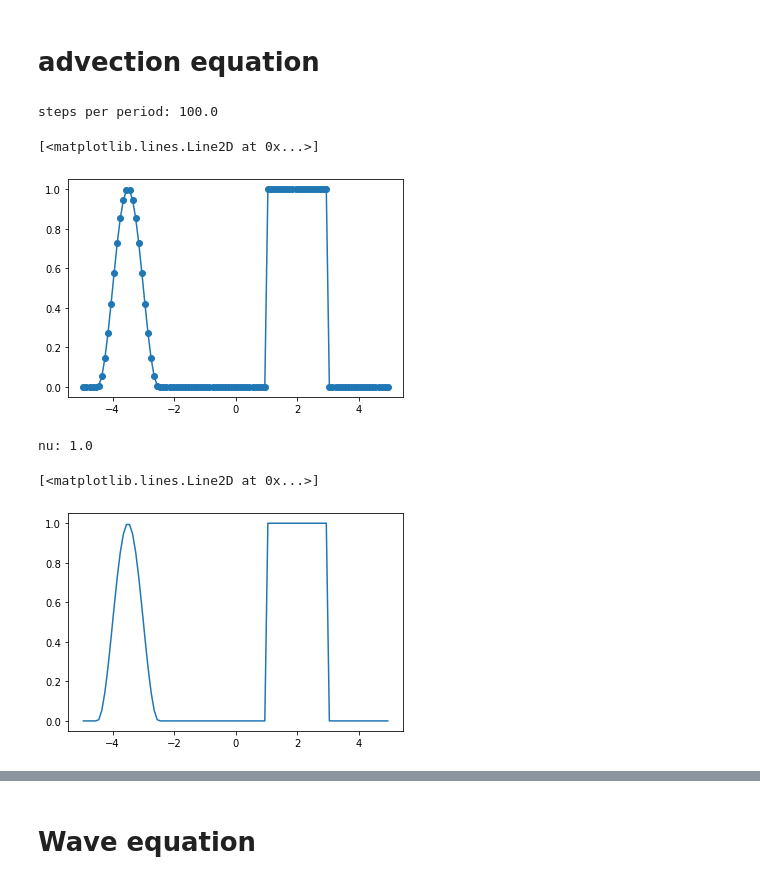
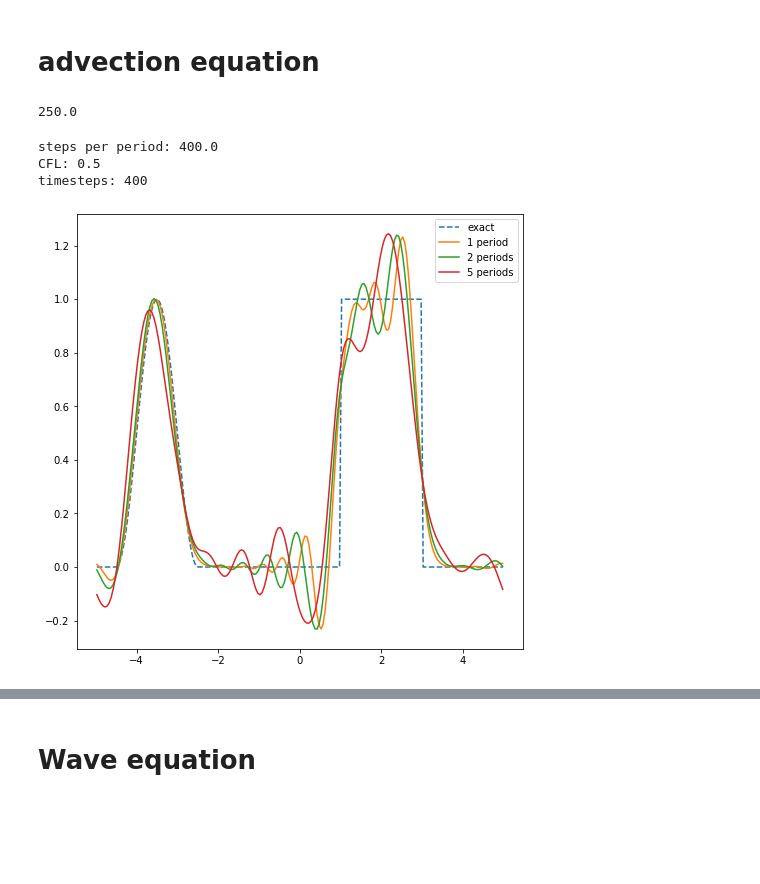
Before and after one commit to ltyap/ANM-take-home-exam, a Jupyter notebook: anm.ipynb, the cells around one changed output, grey strips where cells are left out. Drawn from its saved outputs; the diff is of its cells as text; code cells hidden in the pictures; blank space fills up the shorter version.

```diff
--- a/anm.ipynb
+++ b/anm.ipynb
@@ -91,39 +91,51 @@ def step_left(QQ, nu, phi=LaxWendroff):
 # %% [markdown]
 # advection equation
 # %%
-x_left = -5
-x_right = 5
+def get_solutions_advection(dx=0.1, dt=0.04, n_periods=5, method=LaxWendroff):
+    x_left = -5
+    x_right = 5
 
-u = 1
-N = 100
-dt = 0.1
-dx = (x_right - x_left) / N
-nu = u * dt / dx
+    u = 1
+    N = int((x_right - x_left) / dx + 0.5)
+    dx = (x_right - x_left) / N
+    nu = u * dt / dx
 
-steps_per_period = (x_right - x_left) / u / dt
-print("steps per period:", steps_per_period)
+    steps_per_period = (x_right - x_left) / u / dt
+    print("steps per period:", steps_per_period)
+    steps_per_period = int(steps_per_period + 0.5)
 
-X = np.linspace(x_left, x_right, N, endpoint=False) + 0.5 * dx
-# the last term is to get every point in the center of each volume
+    X = np.linspace(x_left, x_right, N, endpoint=False) + 0.5 * dx
+    # the last term is to get every point in the center of each volume
 
-Q0 = ff(X)
+    Q0 = ff(X)
 
-plt.plot(X, Q0, marker='o')
+
+    print(f"CFL: {nu:.1f}")
+    print(f"timesteps: {steps_per_period}" )
+
+    Q = Q0
+    QQ = []
+    for i in trange(n_periods * steps_per_period + 1):
+        if i % steps_per_period == 0:
+            QQ.append(Q)
+        Q = step_right(Q, nu, method)
+
+    return X, QQ
-# %% [output]
-steps per period: 100.0
-[<matplotlib.lines.Line2D at 0x...>]
-[figure, removed]
-# %%
-QQ = [Q0]
-print("nu:", nu)
-
-Q = Q0
-for i in trange(100):
-    Q = step_right(Q, nu, vanLeer)
-    QQ.append(Q)
-
-plt.plot(X, QQ[100])
-# %% [output]
-nu: 1.0
-[<matplotlib.lines.Line2D at 0x...>]
-[figure, removed]
+# %%
+10/0.04
+# %% [output]
+250.0
+# %%
+X, qq = get_solutions_advection(0.05, 0.025, 5, LaxWendroff)
+plt.figure(figsize=(8,8))
+plt.plot(X, qq[0], '--', label="exact")
+plt.plot(X, qq[1], label="1 period")
+plt.plot(X, qq[2], label="2 periods")
+plt.plot(X, qq[5], label="5 periods")
+plt.legend()
+plt.savefig("img/LaxWendroff_advection_CFL0.5.png")
+# %% [output]
+steps per period: 400.0
+CFL: 0.5
+timesteps: 400
+[figure, added]
```
Also changed, not shown: parts of 18 cells of this notebook, 1 other file.
